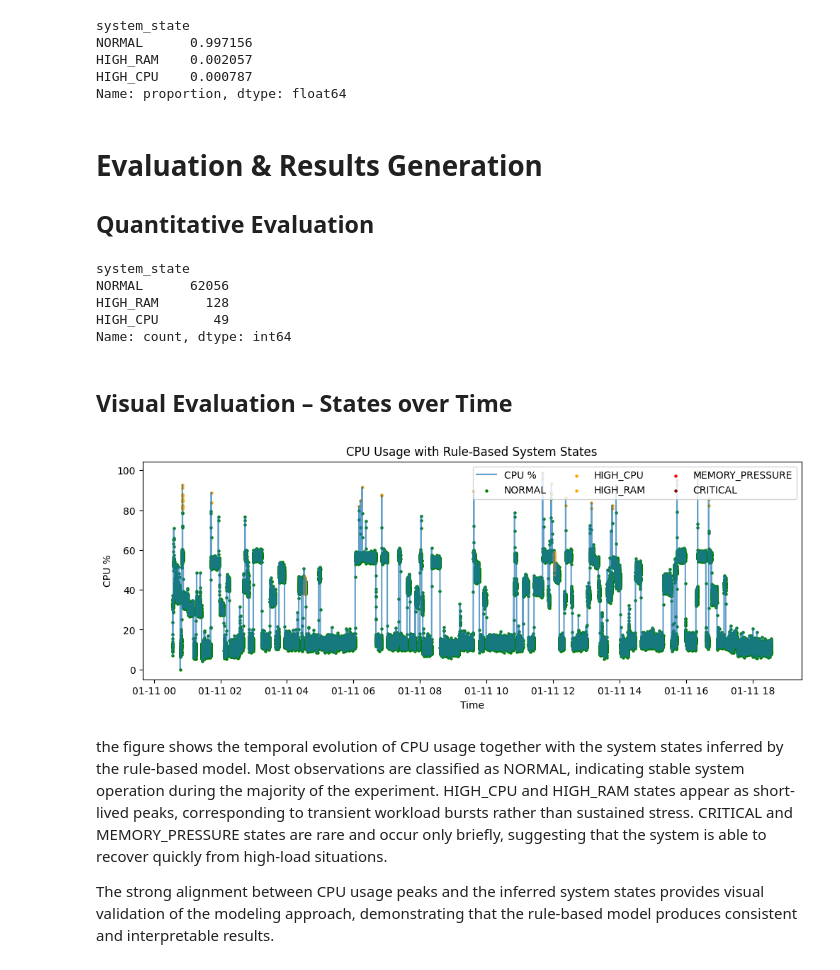
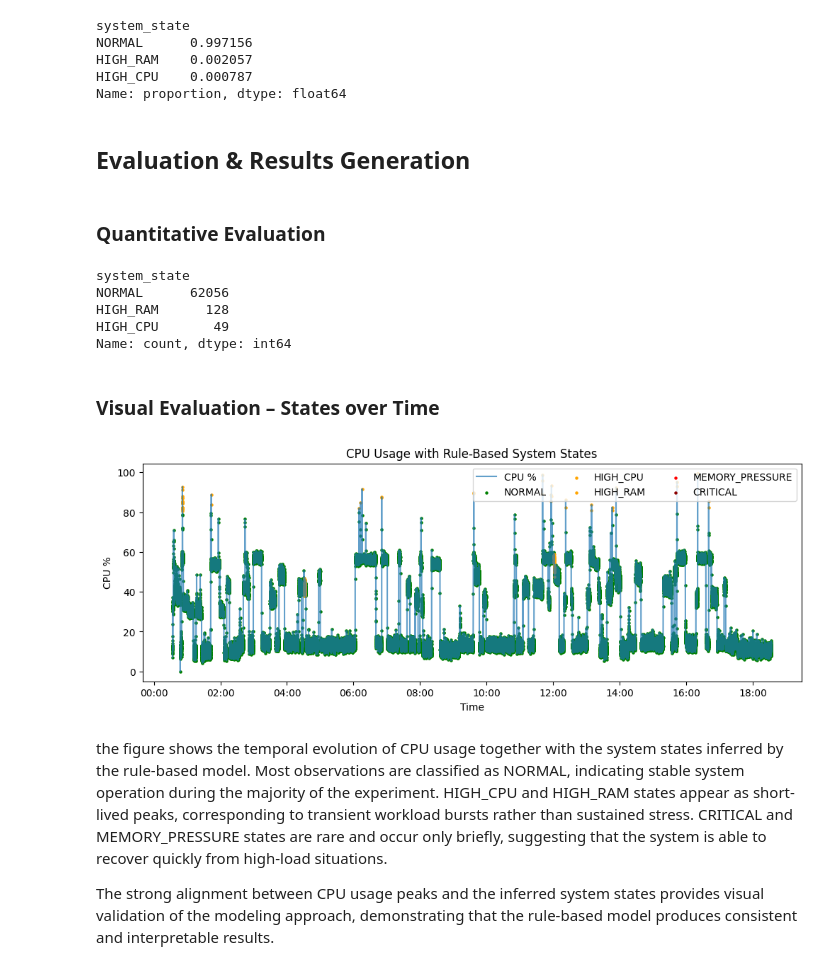
Before and after one commit to HaroldVaHe/DigitalTwin, a Jupyter notebook: Code/code.ipynb, the cells around one changed output. Saved outputs shown, nothing was run; the diff lists cells and outputs as text; code cells hidden in the pictures.

```diff
--- a/code.ipynb
+++ b/Code/code.ipynb
@@ -438,8 +443,9 @@ HIGH_RAM    0.002057
 HIGH_CPU    0.000787
 Name: proportion, dtype: float64
 # %% [markdown]
-# Evaluation & Results Generation
-## Quantitative Evaluation
+## Evaluation & Results Generation
+# %% [markdown]
+### Quantitative Evaluation
 # %%
 
 state_counts = df["system_state"].value_counts()
@@ -452,31 +458,32 @@ HIGH_RAM      128
 HIGH_CPU       49
 Name: count, dtype: int64
 # %% [markdown]
-## Visual Evaluation – States over Time
+### Visual Evaluation – States over Time
 # %%
-state_colors = {
-    "NORMAL": "green",
-    "HIGH_CPU": "orange",
-    "HIGH_RAM": "orange",
-    "MEMORY_PRESSURE": "red",
-    "CRITICAL": "darkred"
-}
-
+state_colors = { "NORMAL": "green", "HIGH_CPU": "orange", "HIGH_RAM": "orange", "MEMORY_PRESSURE": "red", "CRITICAL": "darkred" }
 plt.figure(figsize=(12,4))
 plt.plot(df.index, df["cpu_percent"], label="CPU %", alpha=0.7)
 
 for state, color in state_colors.items():
     mask = df["system_state"] == state
-    plt.scatter(df.index[mask], df["cpu_percent"][mask],
-                s=5, color=color, label=state)
+    plt.scatter(
+        df.index[mask],
+        df["cpu_percent"][mask],
+        s=5,
+        color=color,
+        label=state
+    )
+
+plt.gca().xaxis.set_major_formatter(mdates.DateFormatter('%H:%M'))
+plt.gca().xaxis.set_major_locator(mdates.AutoDateLocator())
 
 plt.legend(loc="upper right", ncol=3)
 plt.title("CPU Usage with Rule-Based System States")
 plt.xlabel("Time")
 plt.ylabel("CPU %")
 plt.show()
 # %% [output]
-[figure, old version]
+[figure, new version]
 # %% [markdown]
 the figure shows the temporal evolution of CPU usage together with the system states inferred by the rule-based model.
 Most observations are classified as NORMAL, indicating stable system operation during the majority of the experiment.
```
Also changed, not shown: parts of 10 cells of this notebook, 12 other files.
